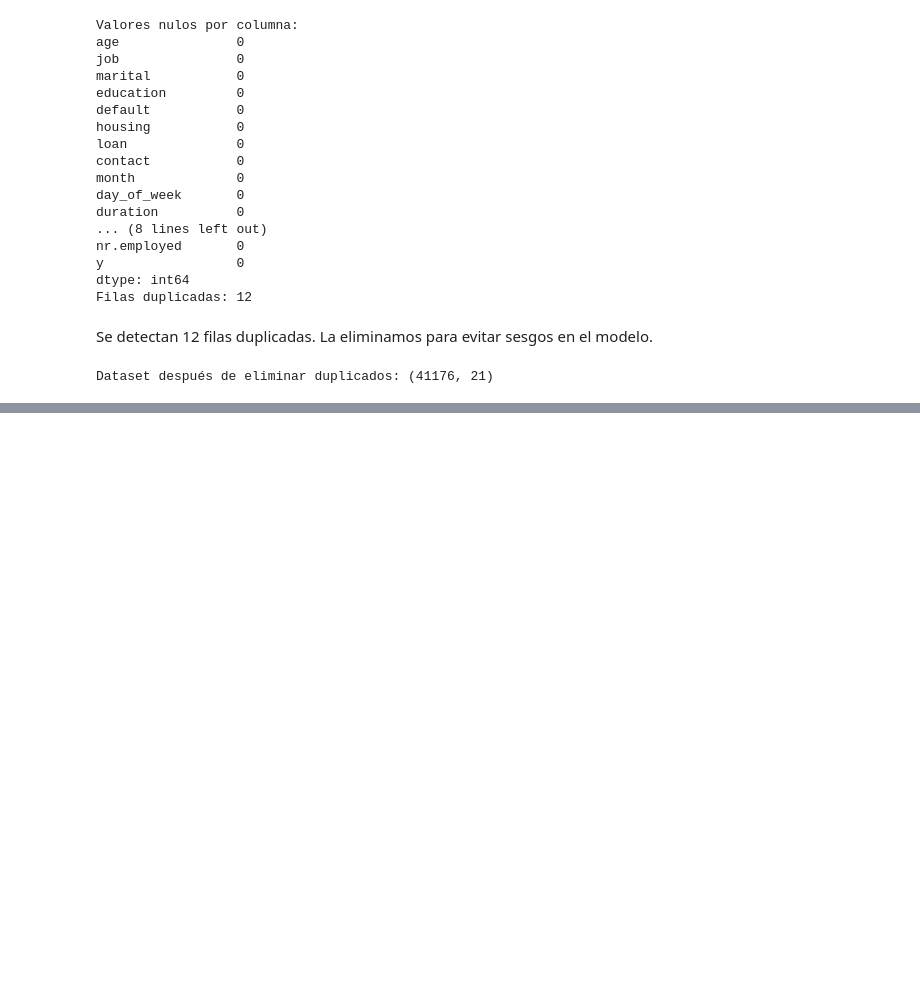
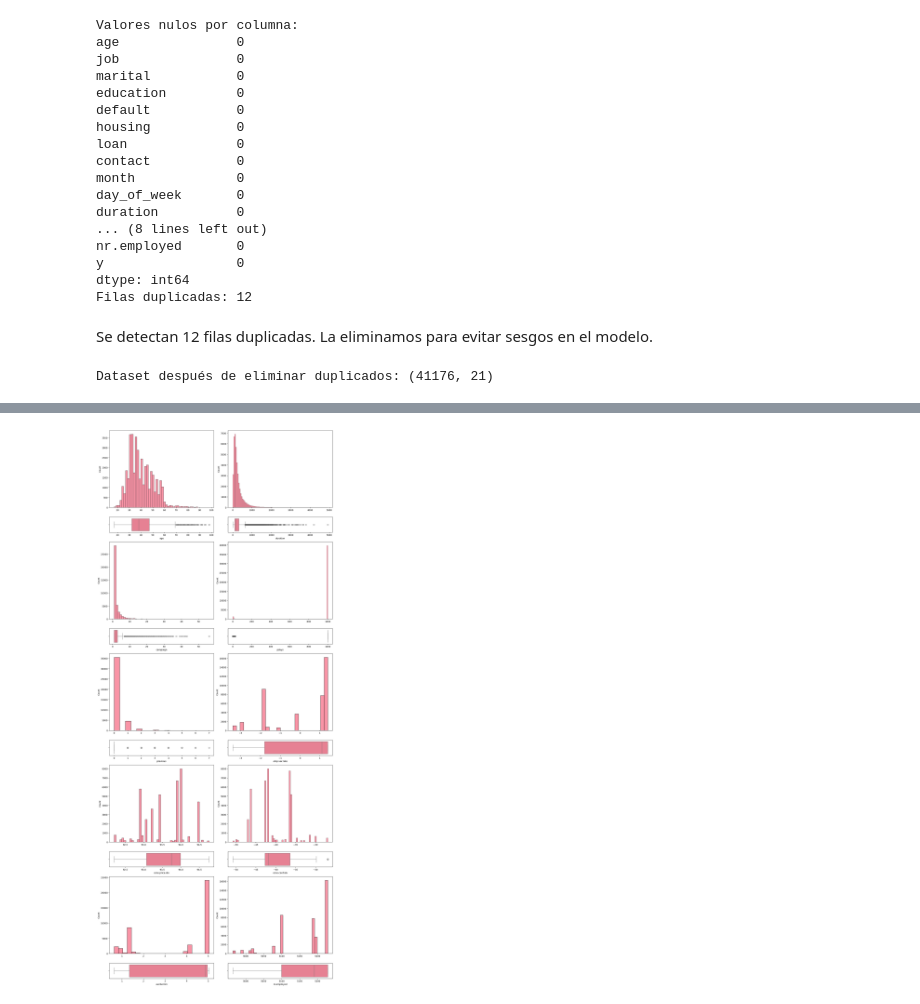
Before and after one commit to 4GeeksAcademy/AdriARE_Proyecto-regresion-logistica, a Jupyter notebook: src/explore.ipynb, the cells around one changed output, grey strips where cells are left out. Saved outputs shown, nothing was run; the diff lists cells and outputs as text; code cells hidden in the pictures; blank space fills up the shorter version.

```diff
--- a/src/explore.ipynb
+++ b/src/explore.ipynb
@@ -132,0 +156,38 @@ nr.employed -> outliers: 0
+# %%
+# DISTRIBUCIÓN Y OUTLIERS DE VARIABLES NUMÉRICAS
+fig, axis = plt.subplots(10, 2, figsize=(15, 35), gridspec_kw={'height_ratios': [5, 1, 5, 1, 5, 1, 5, 1, 5, 1]})
+
+sns.histplot(ax=axis[0, 0], data=df, x="age", bins=50).set(xlabel=None)
+sns.boxplot(ax=axis[1, 0], data=df, x="age")
+
+sns.histplot(ax=axis[0, 1], data=df, x="duration", bins=100).set(xlabel=None)
+sns.boxplot(ax=axis[1, 1], data=df, x="duration")
+
+sns.histplot(ax=axis[2, 0], data=df, x="campaign", bins=50).set(xlabel=None)
+sns.boxplot(ax=axis[3, 0], data=df, x="campaign")
+
+sns.histplot(ax=axis[2, 1], data=df, x="pdays", bins=100).set(xlabel=None)
+sns.boxplot(ax=axis[3, 1], data=df, x="pdays")
+
+sns.histplot(ax=axis[4, 0], data=df, x="previous").set(xlabel=None)
+sns.boxplot(ax=axis[5, 0], data=df, x="previous")
+
+sns.histplot(ax=axis[4, 1], data=df, x="emp.var.rate").set(xlabel=None)
+sns.boxplot(ax=axis[5, 1], data=df, x="emp.var.rate")
+
+sns.histplot(ax=axis[6, 0], data=df, x="cons.price.idx").set(xlabel=None)
+sns.boxplot(ax=axis[7, 0], data=df, x="cons.price.idx")
+
+sns.histplot(ax=axis[6, 1], data=df, x="cons.conf.idx").set(xlabel=None)
+sns.boxplot(ax=axis[7, 1], data=df, x="cons.conf.idx")
+
+sns.histplot(ax=axis[8, 0], data=df, x="euribor3m").set(xlabel=None)
+sns.boxplot(ax=axis[9, 0], data=df, x="euribor3m")
+
+sns.histplot(ax=axis[8, 1], data=df, x="nr.employed").set(xlabel=None)
+sns.boxplot(ax=axis[9, 1], data=df, x="nr.employed")
+
+plt.tight_layout()
+plt.show()
+# %% [output]
+[figure, added]
```
Also changed, not shown: parts of 36 cells of this notebook, 1 other file.
